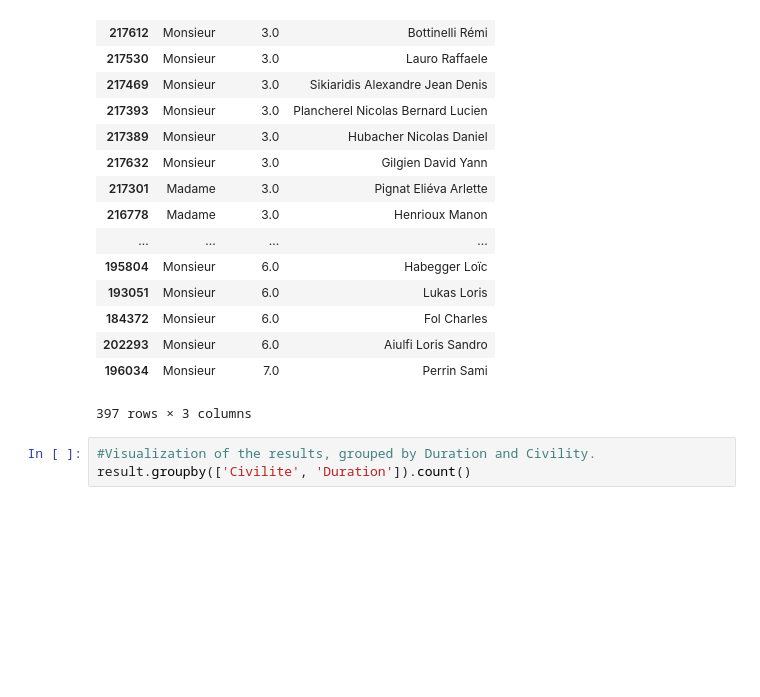
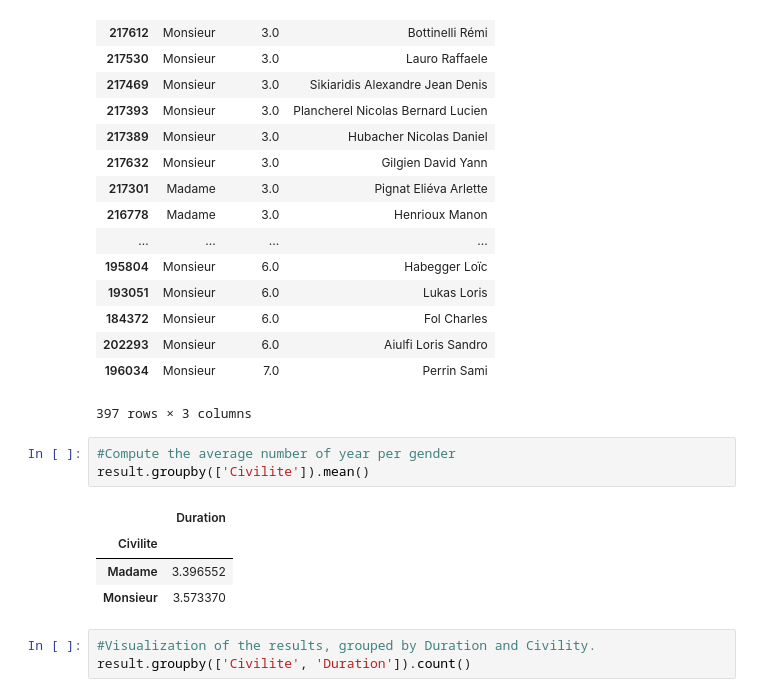
Before and after one commit to Gronlaen/data-analytics-homeworks, a Jupyter notebook: 02 - Data from the Web/Homework 2.ipynb, the cells around one changed output. Cells and saved outputs as stored; diff of their text form; blank space fills up the shorter version.

```diff
--- a/02 - Data from the Web/Homework 2.ipynb
+++ b/02 - Data from the Web/Homework 2.ipynb
@@ -170,6 +170,14 @@ result.sort_values('Duration')
 | 202293 | Monsieur | 6.0 | Aiulfi Loris Sandro |
 | 196034 | Monsieur | 7.0 | Perrin Sami |
 397 rows × 3 columns
+# %%
+#Compute the average number of year per gender
+result.groupby(['Civilite']).mean()
+# %% [output]
+|  | Duration |
+| Civilite |  |
+| Madame | 3.396552 |
+| Monsieur | 3.573370 |
 # %%
 #Visualization of the results, grouped by Duration and Civility.
 result.groupby(['Civilite', 'Duration']).count()
```
Also changed, not shown: parts of 1 cell of this notebook.
